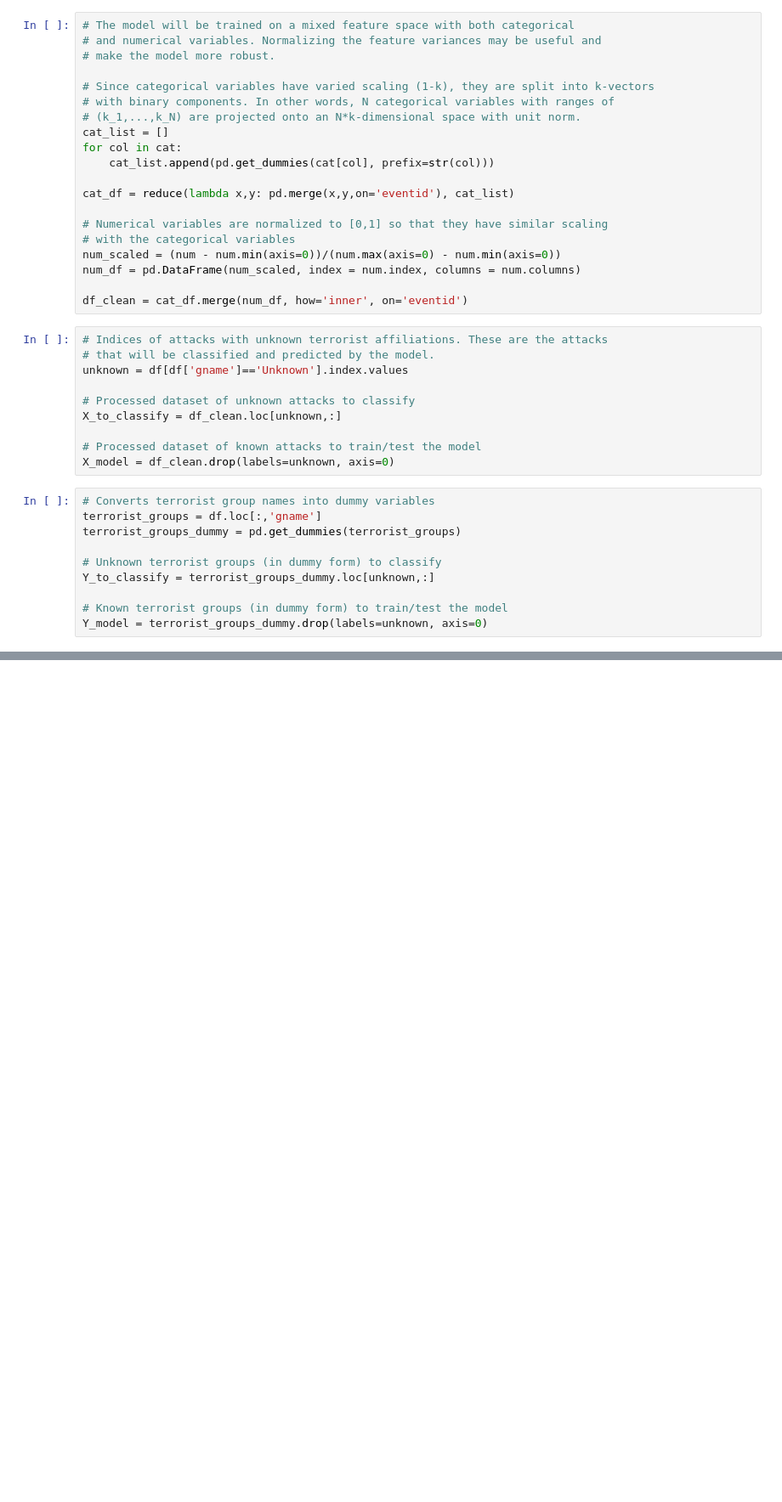
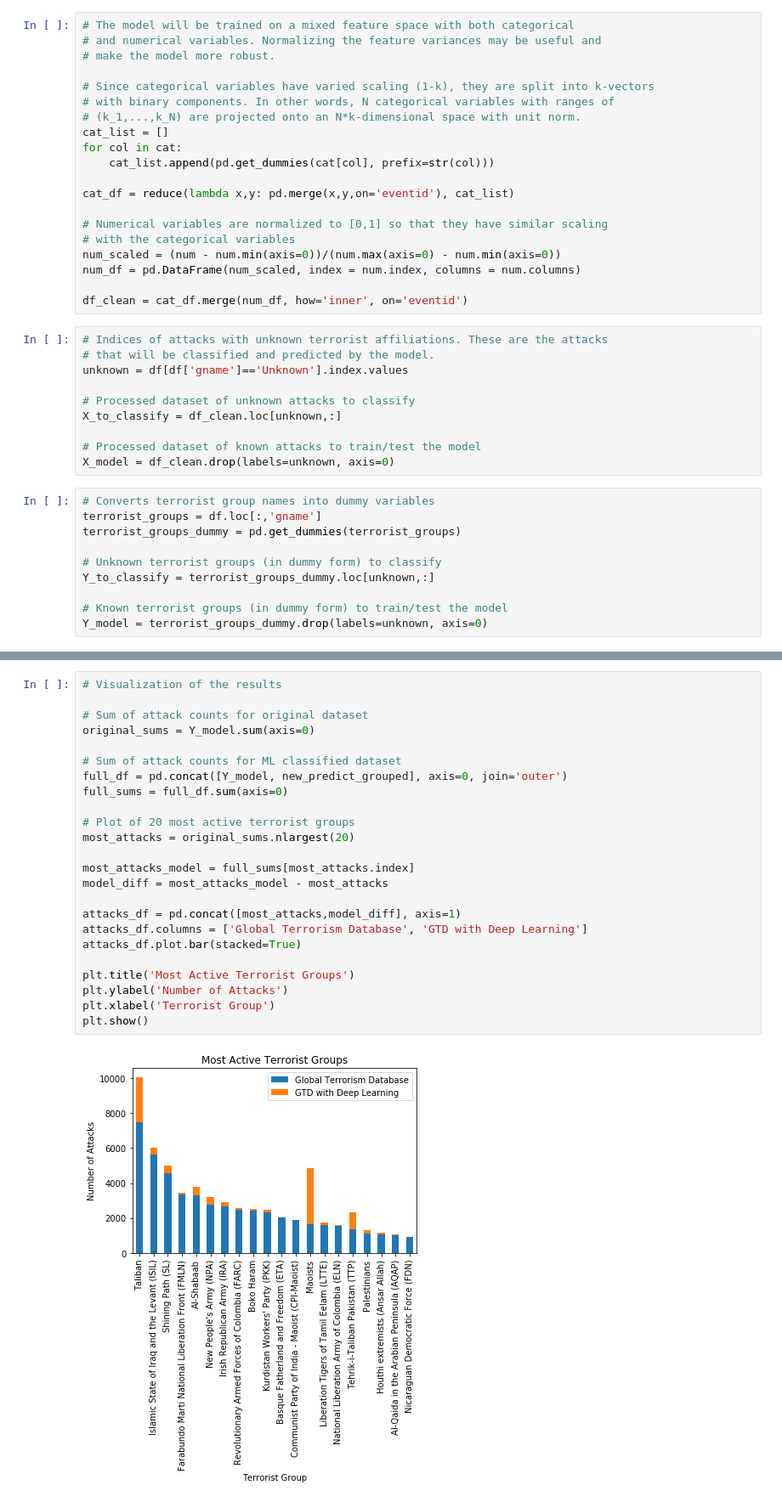
Before and after one commit to adamvvu/global_terrorism_classification, a Jupyter notebook: Global Terrorism Deep Learning Classification.ipynb, the cells around one changed output, grey strips where cells are left out. Shown at 85% size. Drawn from its saved outputs; the diff is of its cells as text; blank space fills up the shorter version.

```diff
--- a/Global Terrorism Deep Learning Classification.ipynb
+++ b/Global Terrorism Deep Learning Classification.ipynb
@@ -198,0 +248,26 @@ final_predictions.tail(20)
+# %%
+# Visualization of the results
+
+# Sum of attack counts for original dataset
+original_sums = Y_model.sum(axis=0)
+
+# Sum of attack counts for ML classified dataset
+full_df = pd.concat([Y_model, new_predict_grouped], axis=0, join='outer')
+full_sums = full_df.sum(axis=0)
+
+# Plot of 20 most active terrorist groups
+most_attacks = original_sums.nlargest(20)
+
+most_attacks_model = full_sums[most_attacks.index]
+model_diff = most_attacks_model - most_attacks
+
+attacks_df = pd.concat([most_attacks,model_diff], axis=1)
+attacks_df.columns = ['Global Terrorism Database', 'GTD with Deep Learning']
+attacks_df.plot.bar(stacked=True)
+
+plt.title('Most Active Terrorist Groups')
+plt.ylabel('Number of Attacks')
+plt.xlabel('Terrorist Group')
+plt.show()
+# %% [output]
+[figure, added]
```
Also changed, not shown: parts of 10 cells of this notebook.
